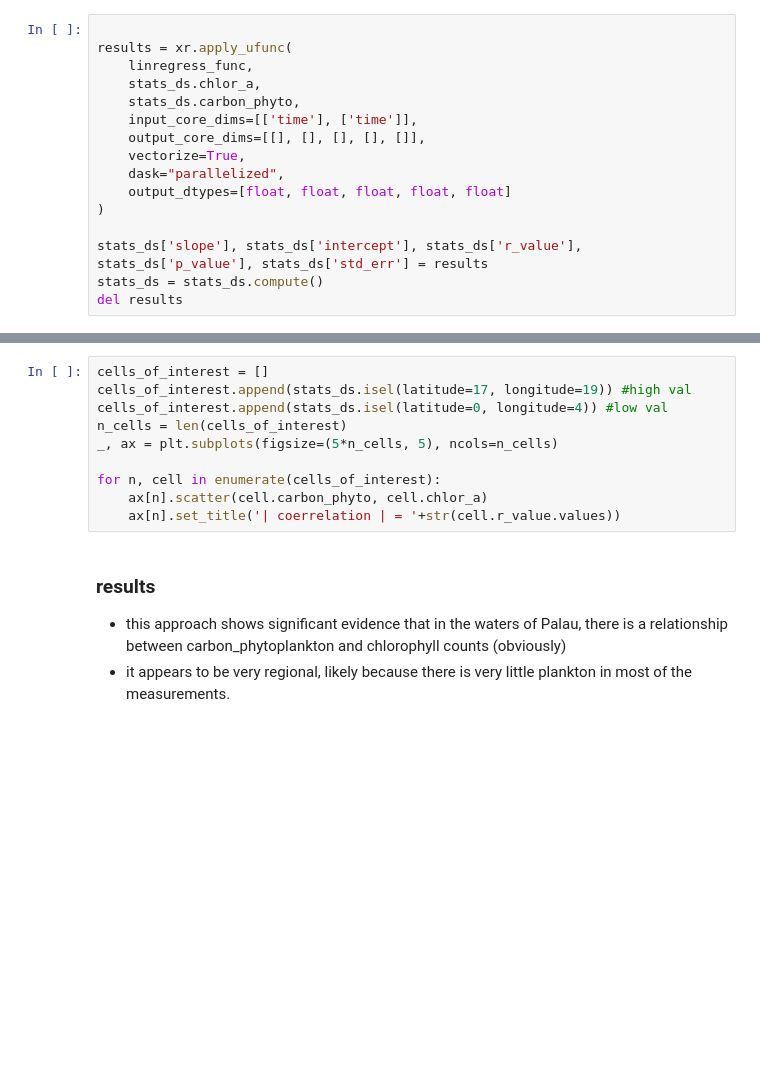
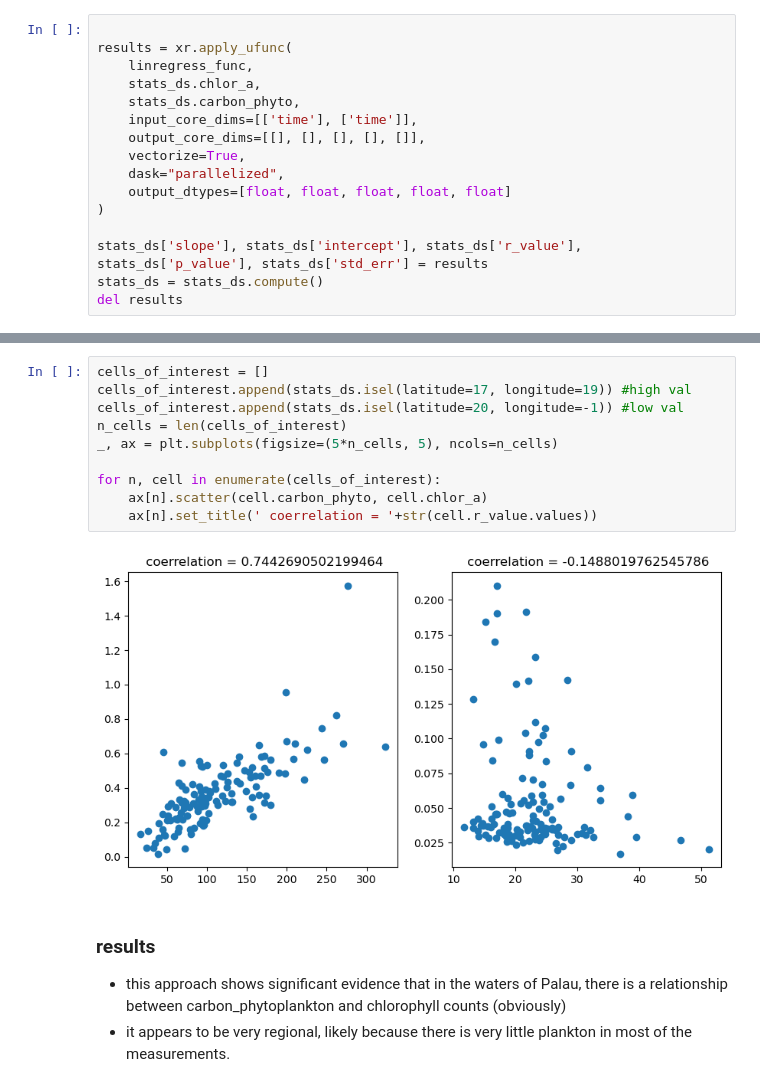
Before and after one commit to boppe003/scripps_demo, a Jupyter notebook: palau.ipynb, the cells around one changed output, grey strips where cells are left out. Drawn from its saved outputs; the diff is of its cells as text; blank space fills up the shorter version.

```diff
--- a/palau.ipynb
+++ b/palau.ipynb
@@ -243,13 +396,15 @@ fig.tight_layout()
 # %%
 cells_of_interest = []
 cells_of_interest.append(stats_ds.isel(latitude=17, longitude=19)) #high val
-cells_of_interest.append(stats_ds.isel(latitude=0, longitude=4)) #low val
+cells_of_interest.append(stats_ds.isel(latitude=20, longitude=-1)) #low val
 n_cells = len(cells_of_interest)
 _, ax = plt.subplots(figsize=(5*n_cells, 5), ncols=n_cells)
 
 for n, cell in enumerate(cells_of_interest):
     ax[n].scatter(cell.carbon_phyto, cell.chlor_a)
-    ax[n].set_title('| coerrelation | = '+str(cell.r_value.values))
+    ax[n].set_title(' coerrelation = '+str(cell.r_value.values))
+# %% [output]
+[figure, added]
 # %% [markdown]
 ### results
 * this approach shows significant evidence that in the waters of Palau, there is a relationship between carbon_phytoplankton and chlorophyll counts (obviously)
```
Also changed, not shown: parts of 17 cells of this notebook, 7 other files.
